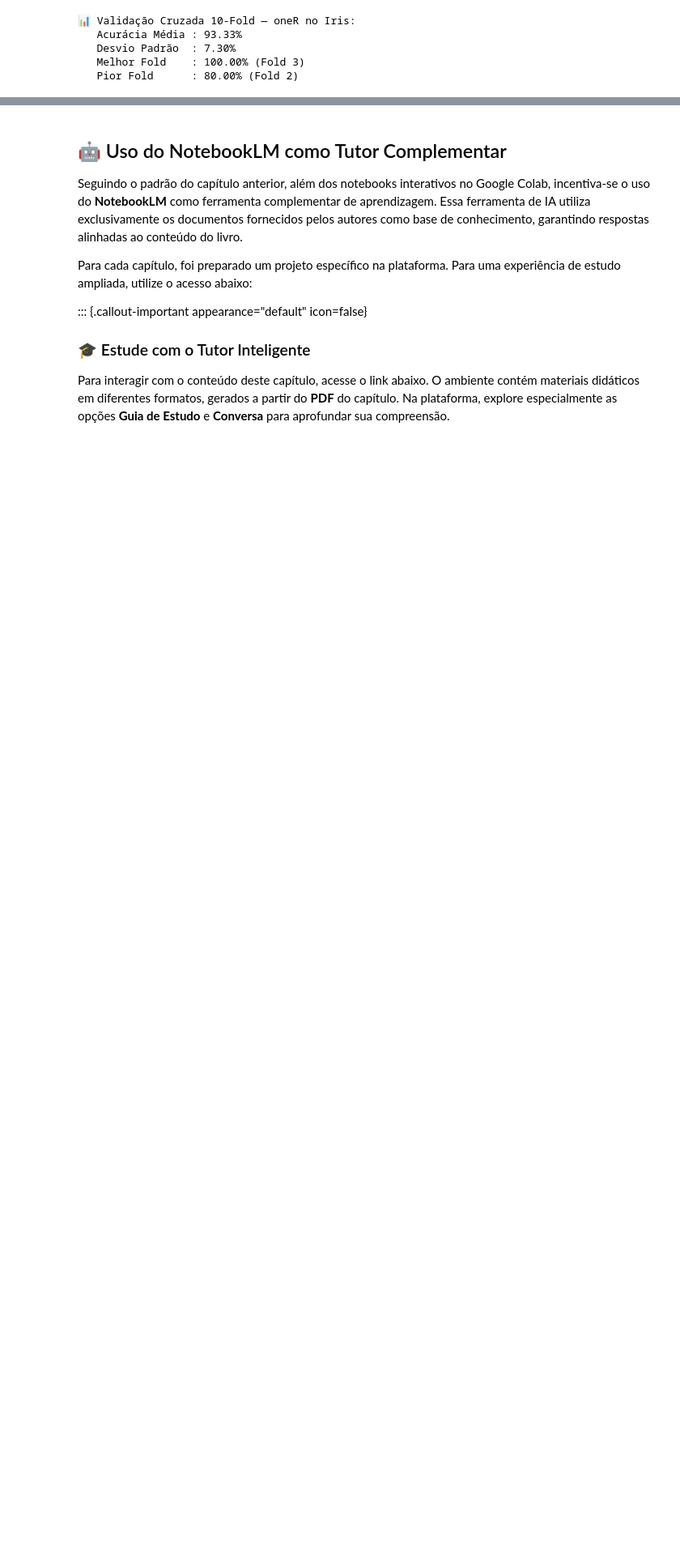
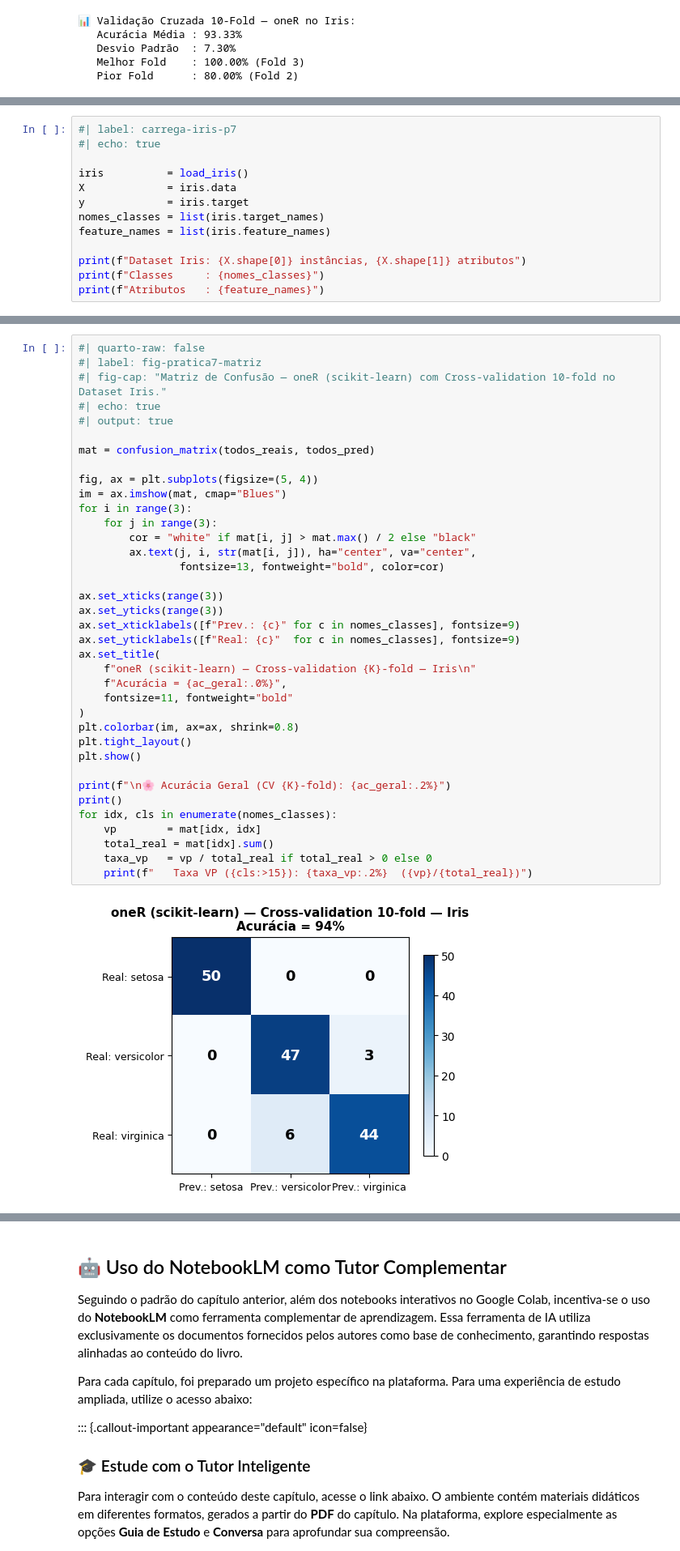
Before and after one commit to fzampirolli/si-md2, a Jupyter notebook: si-md2/cap04/cap04.ipynb, the cells around one changed output, grey strips where cells are left out. Shown at 81% size. Drawn from its saved outputs; the diff is of its cells as text; blank space fills up the shorter version.

```diff
--- a/si-md2/cap04/cap04.ipynb
+++ b/si-md2/cap04/cap04.ipynb
@@ -1261,0 +1292,13 @@ print(f"   Pior Fold      : {min(a_f):.2%} (Fold {a_f.index(min(a_f))+1})")
+# %%
+#| label: carrega-iris-p7
+#| echo: true
+
+iris          = load_iris()
+X             = iris.data
+y             = iris.target
+nomes_classes = list(iris.target_names)
+feature_names = list(iris.feature_names)
+
+print(f"Dataset Iris: {X.shape[0]} instâncias, {X.shape[1]} atributos")
+print(f"Classes     : {nomes_classes}")
+print(f"Atributos   : {feature_names}")
@@ -1261,0 +1404,39 @@ print(f"   Pior Fold      : {min(a_f):.2%} (Fold {a_f.index(min(a_f))+1})")
+# %%
+#| quarto-raw: false
+#| label: fig-pratica7-matriz
+#| fig-cap: "Matriz de Confusão — oneR (scikit-learn) com Cross-validation 10-fold no Dataset Iris."
+#| echo: true
+#| output: true
+
+mat = confusion_matrix(todos_reais, todos_pred)
+
+fig, ax = plt.subplots(figsize=(5, 4))
+im = ax.imshow(mat, cmap="Blues")
+for i in range(3):
+    for j in range(3):
+        cor = "white" if mat[i, j] > mat.max() / 2 else "black"
+        ax.text(j, i, str(mat[i, j]), ha="center", va="center",
+                fontsize=13, fontweight="bold", color=cor)
+
+ax.set_xticks(range(3))
+ax.set_yticks(range(3))
+ax.set_xticklabels([f"Prev.: {c}" for c in nomes_classes], fontsize=9)
+ax.set_yticklabels([f"Real: {c}"  for c in nomes_classes], fontsize=9)
+ax.set_title(
+    f"oneR (scikit-learn) — Cross-validation {K}-fold — Iris\n"
+    f"Acurácia = {ac_geral:.0%}",
+    fontsize=11, fontweight="bold"
+)
+plt.colorbar(im, ax=ax, shrink=0.8)
+plt.tight_layout()
+plt.show()
+
+print(f"\n🌸 Acurácia Geral (CV {K}-fold): {ac_geral:.2%}")
+print()
+for idx, cls in enumerate(nomes_classes):
+    vp        = mat[idx, idx]
+    total_real = mat[idx].sum()
+    taxa_vp   = vp / total_real if total_real > 0 else 0
+    print(f"   Taxa VP ({cls:>15}): {taxa_vp:.2%}  ({vp}/{total_real})")
+# %% [output]
+[figure, added]
```
Also changed, not shown: parts of 15 cells of this notebook, 5 other files.
